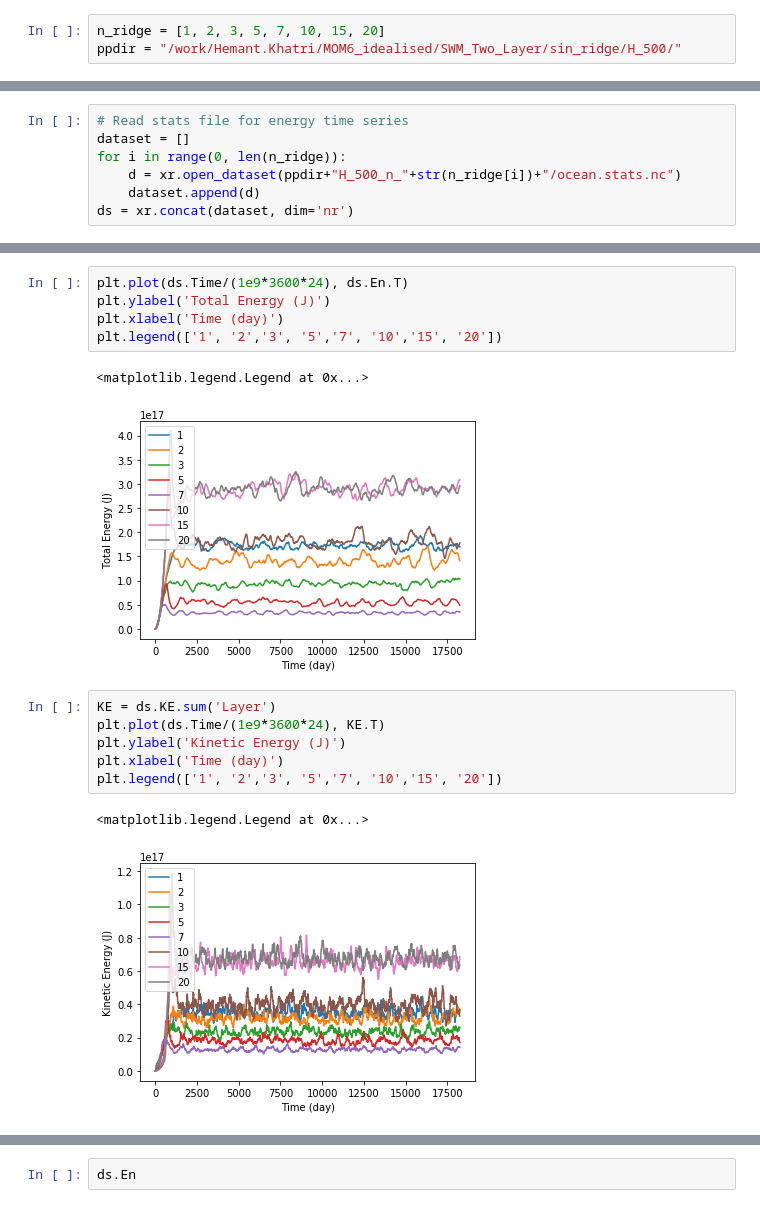
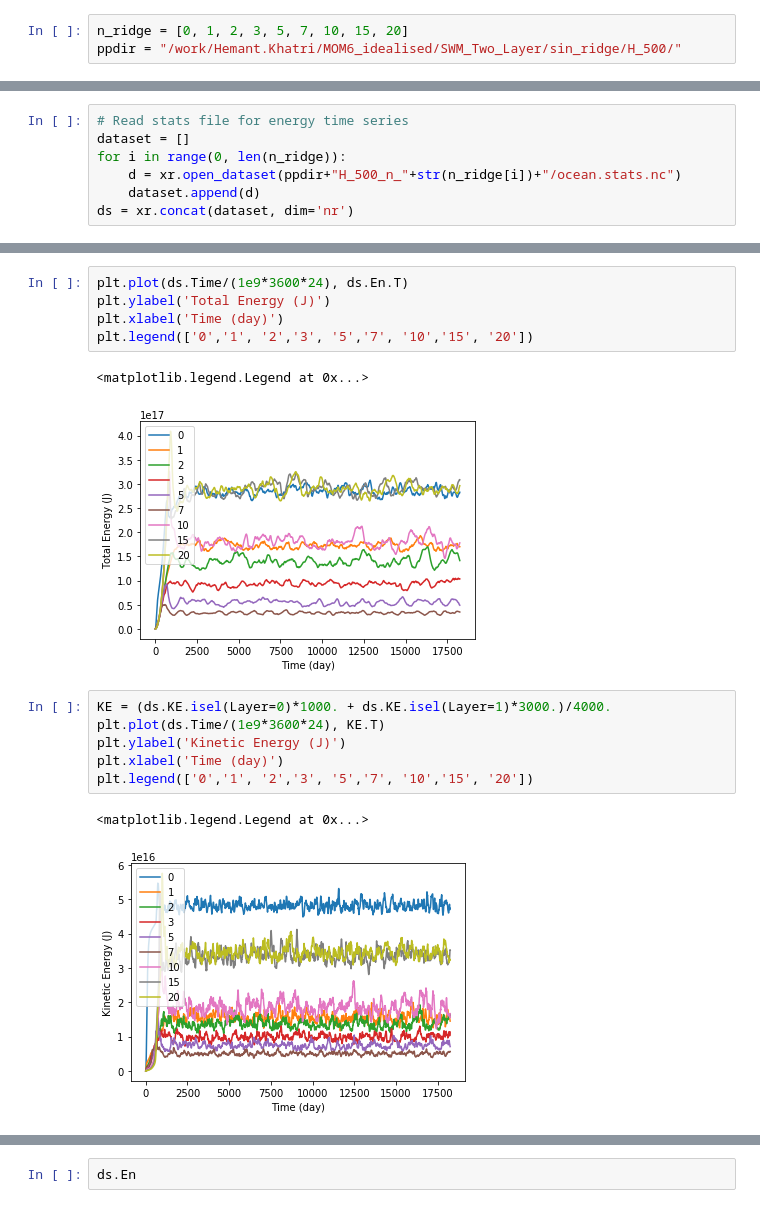
Before and after one commit to hmkhatri/Scripts, a Jupyter notebook: MOM6_idealised/2L_SWM/SWM_diagnostic.ipynb, the cells around one changed output, grey strips where cells are left out. Drawn from its saved outputs; the diff is of its cells as text.

```diff
--- a/MOM6_idealised/2L_SWM/SWM_diagnostic.ipynb
+++ b/MOM6_idealised/2L_SWM/SWM_diagnostic.ipynb
@@ -13,7 +21,7 @@ from xgcm import Grid
 # %% [markdown]
 Specify cases and the main path
 # %%
-n_ridge = [1, 2, 3, 5, 7, 10, 15, 20]
+n_ridge = [0, 1, 2, 3, 5, 7, 10, 15, 20]
 ppdir = "/work/Hemant.Khatri/MOM6_idealised/SWM_Two_Layer/sin_ridge/H_500/"
 # %% [markdown]
 # Time series of energy
@@ -48,16 +56,16 @@ Attributes:
 plt.plot(ds.Time/(1e9*3600*24), ds.En.T)
 plt.ylabel('Total Energy (J)')
 plt.xlabel('Time (day)')
-plt.legend(['1', '2','3', '5','7', '10','15', '20'])
+plt.legend(['0','1', '2','3', '5','7', '10','15', '20'])
 # %% [output]
 <matplotlib.legend.Legend at 0x...>
-[figure, old version]
+[figure, new version]
 # %%
-KE = ds.KE.sum('Layer')
+KE = (ds.KE.isel(Layer=0)*1000. + ds.KE.isel(Layer=1)*3000.)/4000.
 plt.plot(ds.Time/(1e9*3600*24), KE.T)
 plt.ylabel('Kinetic Energy (J)')
 plt.xlabel('Time (day)')
-plt.legend(['1', '2','3', '5','7', '10','15', '20'])
+plt.legend(['0','1', '2','3', '5','7', '10','15', '20'])
 # %% [output]
 <matplotlib.legend.Legend at 0x...>
-[figure, old version]
+[figure, new version]
```
Also changed, not shown: parts of 34 cells of this notebook, 3 other files.
